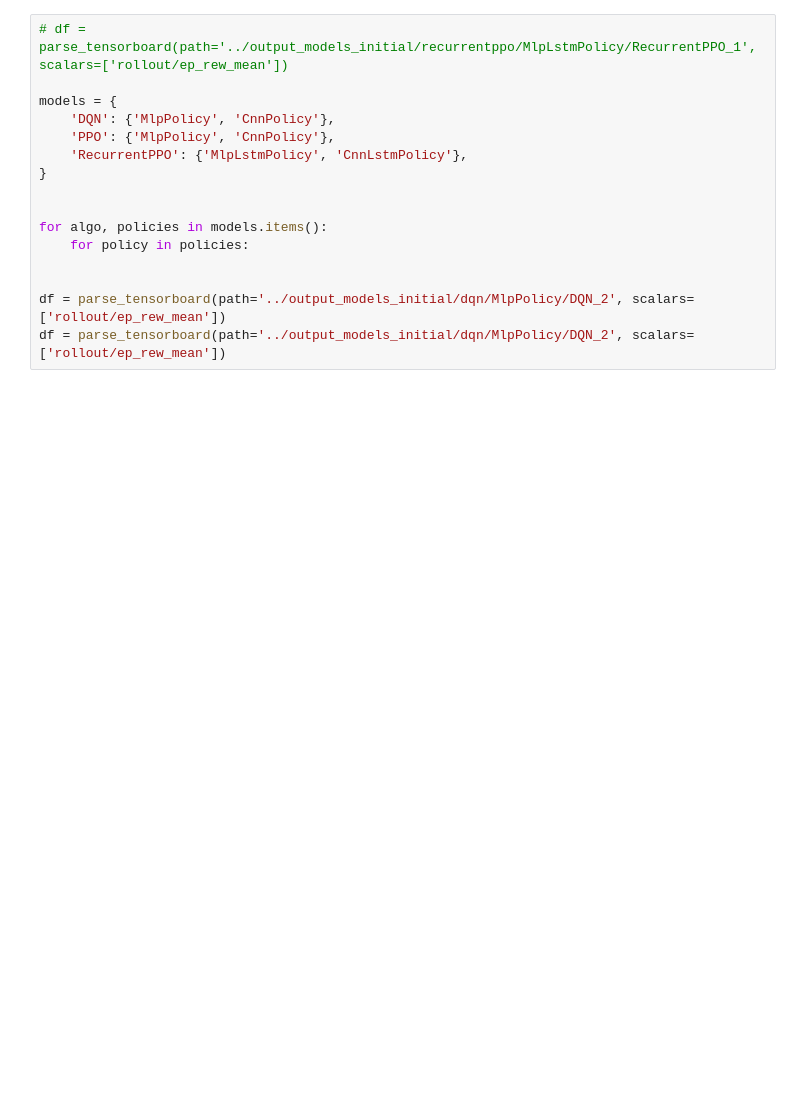
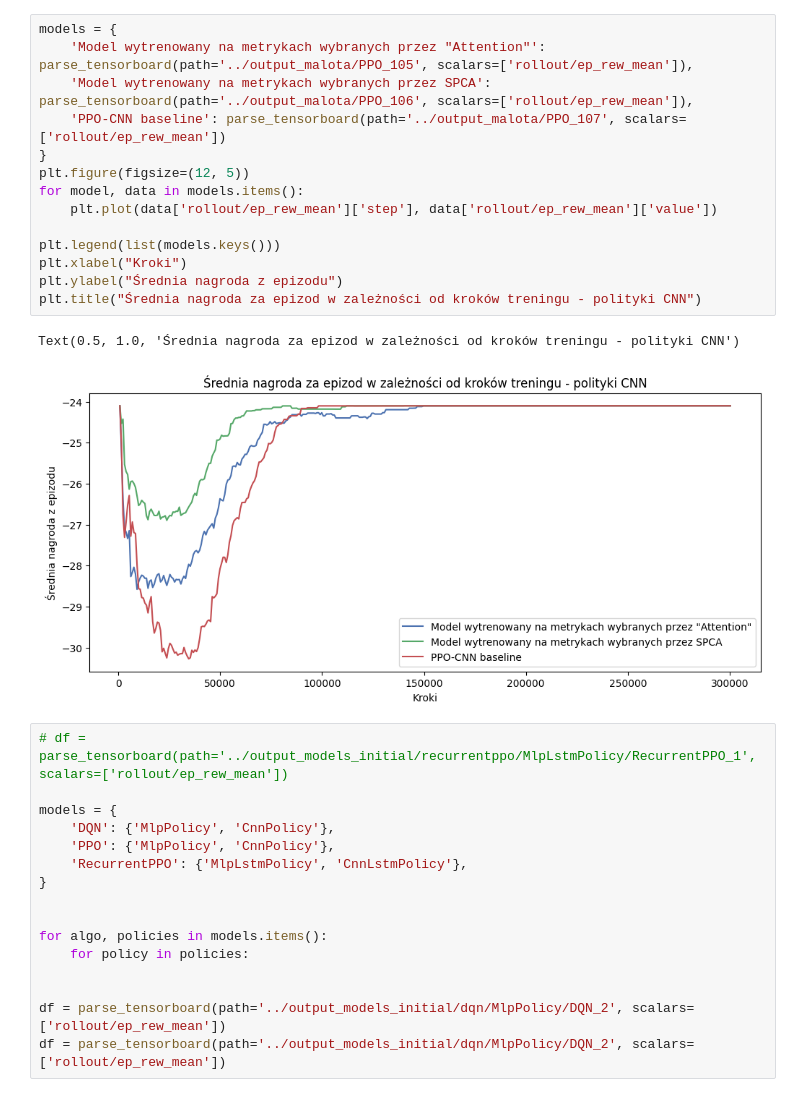
Before and after one commit to justyna3773/trainloop-driver, a Jupyter notebook: analysis/plot_training_rewards.ipynb, the cells around one changed output. Saved outputs shown, nothing was run; the diff lists cells and outputs as text; blank space fills up the shorter version.

```diff
--- a/analysis/plot_training_rewards.ipynb
+++ b/analysis/plot_training_rewards.ipynb
@@ -19,3 +62,20 @@ The autoreload extension is already loaded. To reload it, use:
+# %%
+models = {
+    'Model wytrenowany na metrykach wybranych przez "Attention"': parse_tensorboard(path='../output_malota/PPO_105', scalars=['rollout/ep_rew_mean']),
+    'Model wytrenowany na metrykach wybranych przez SPCA': parse_tensorboard(path='../output_malota/PPO_106', scalars=['rollout/ep_rew_mean']),
+    'PPO-CNN baseline': parse_tensorboard(path='../output_malota/PPO_107', scalars=['rollout/ep_rew_mean'])
+}
+plt.figure(figsize=(12, 5))
+for model, data in models.items():
+    plt.plot(data['rollout/ep_rew_mean']['step'], data['rollout/ep_rew_mean']['value'])
+
+plt.legend(list(models.keys()))
+plt.xlabel("Kroki")
+plt.ylabel("Średnia nagroda z epizodu")
+plt.title("Średnia nagroda za epizod w zależności od kroków treningu - polityki CNN")
+# %% [output]
+Text(0.5, 1.0, 'Średnia nagroda za epizod w zależności od kroków treningu - polityki CNN')
+[figure, added]
 # %%
 # df = parse_tensorboard(path='../output_models_initial/recurrentppo/MlpLstmPolicy/RecurrentPPO_1', scalars=['rollout/ep_rew_mean'])
 
```
Also changed, not shown: parts of 6 cells of this notebook, 28 other files.
